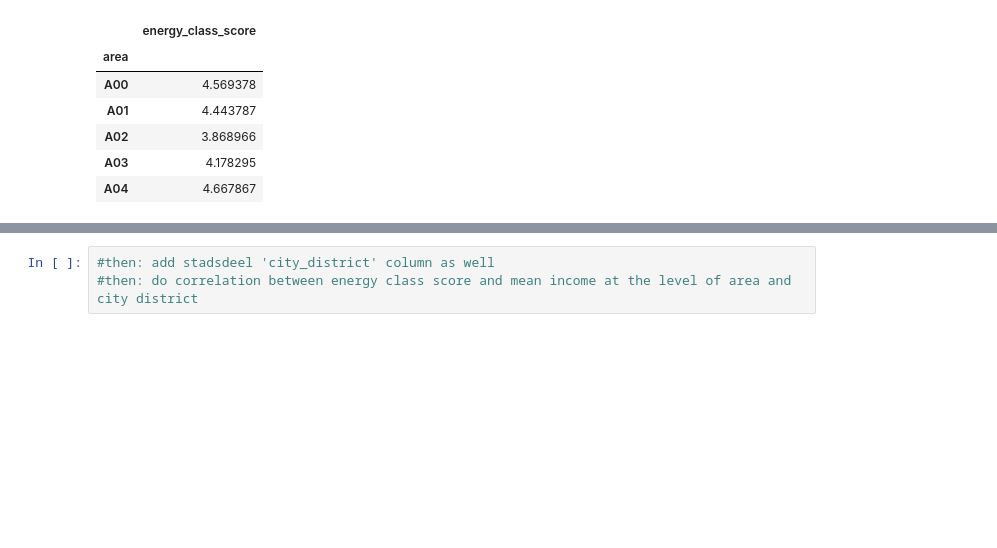
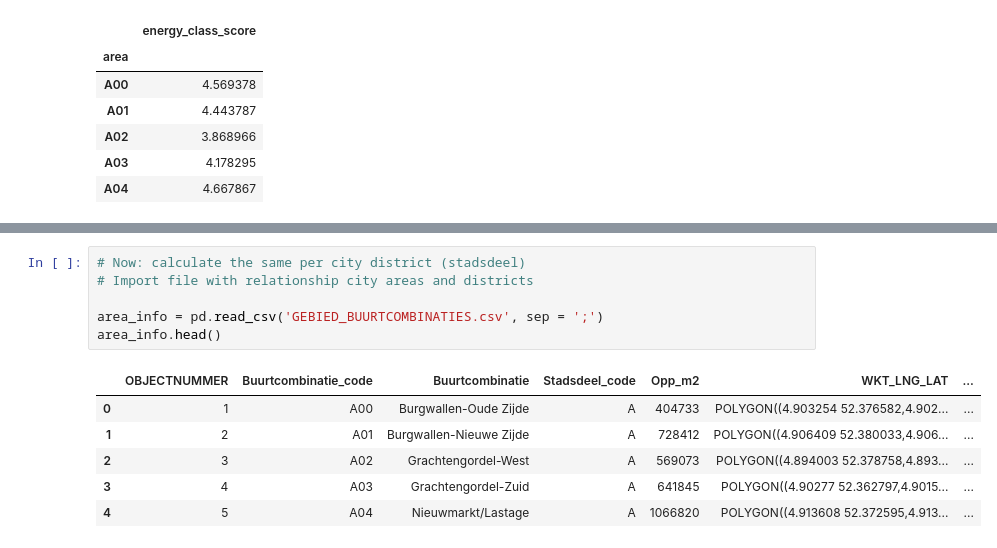
Before and after one commit to maaikedj/Ironhack-dataptams2020-project2, a Jupyter notebook: your-project/Maaike_project2.ipynb, the cells around one changed output, grey strips where cells are left out. Saved outputs shown, nothing was run; the diff lists cells and outputs as text; blank space fills up the shorter version.

```diff
--- a/your-project/Maaike_project2.ipynb
+++ b/your-project/Maaike_project2.ipynb
@@ -179,6 +180,16 @@ corr_matrix
 |  | mean_income (x 1.000 euro) | energy_class_score |
 | mean_income (x 1.000 euro) | 1.000000 | -0.026434 |
 | energy_class_score | -0.026434 | 1.000000 |
-# %%
-#then: add stadsdeel 'city_district' column as well
-#then: do correlation between energy class score and mean income at the level of area and city district
+# %%
+# Now: calculate the same per city district (stadsdeel)
+# Import file with relationship city areas and districts
+
+area_info = pd.read_csv('GEBIED_BUURTCOMBINATIES.csv', sep = ';')
+area_info.head()
+# %% [output]
+|  | OBJECTNUMMER | Buurtcombinatie_code | Buurtcombinatie | Stadsdeel_code | Opp_m2 | WKT_LNG_LAT | ... |
+| 0 | 1 | A00 | Burgwallen-Oude Zijde | A | 404733 | POLYGON((4.903254 52.376582,4.902... | ... |
+| 1 | 2 | A01 | Burgwallen-Nieuwe Zijde | A | 728412 | POLYGON((4.906409 52.380033,4.906... | ... |
+| 2 | 3 | A02 | Grachtengordel-West | A | 569073 | POLYGON((4.894003 52.378758,4.893... | ... |
+| 3 | 4 | A03 | Grachtengordel-Zuid | A | 641845 | POLYGON((4.90277 52.362797,4.9015... | ... |
+| 4 | 5 | A04 | Nieuwmarkt/Lastage | A | 1066820 | POLYGON((4.913608 52.372595,4.913... | ... |
```
Also changed, not shown: parts of 6 cells of this notebook.
